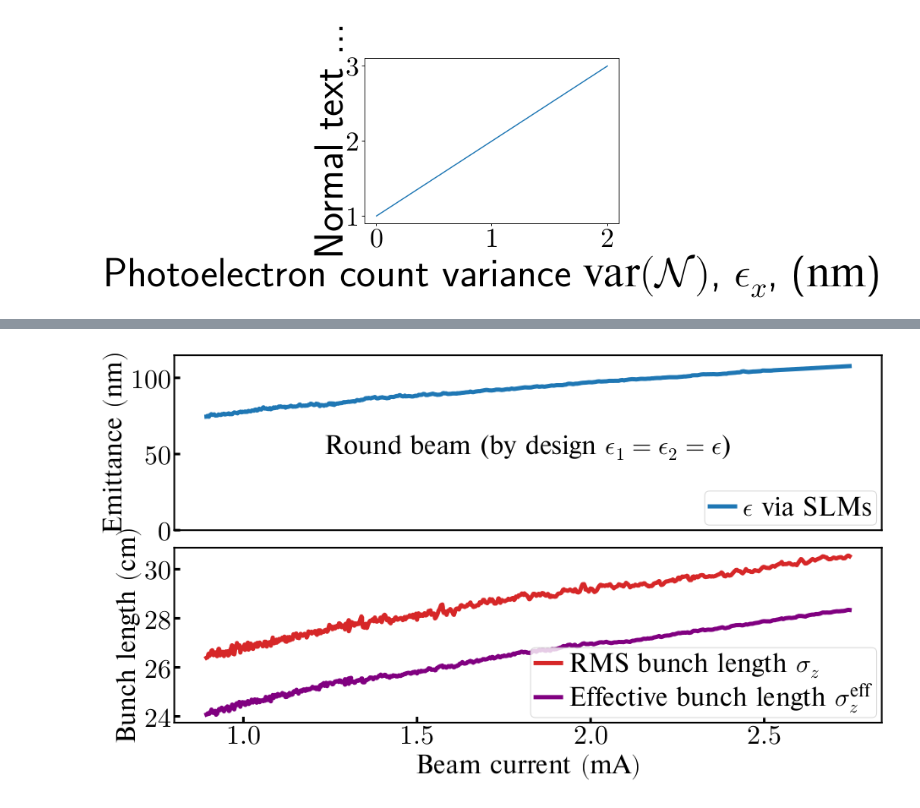
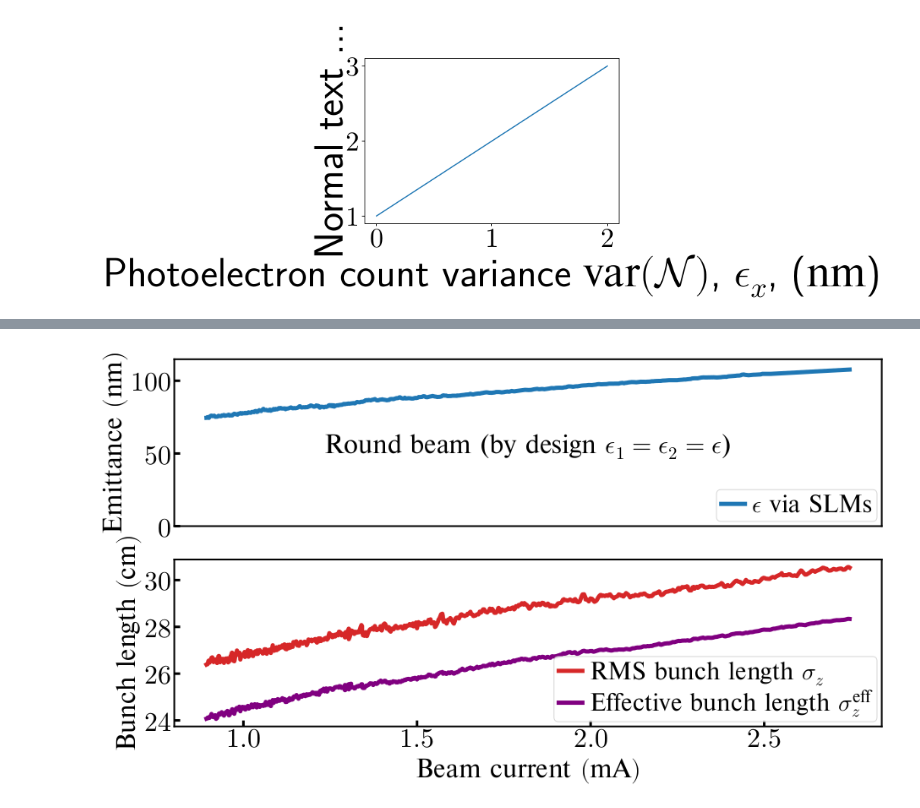
Before and after one commit to IharLobach/fur, a Jupyter notebook: shifts/shift_03_16_2020/round_and_round_long_plots/plot_round.ipynb, the cells around one changed output, grey strips where cells are left out. Saved outputs shown, nothing was run; the diff lists cells and outputs as text; code cells hidden in the pictures.

```diff
--- a/shifts/shift_03_16_2020/round_and_round_long_plots/plot_round.ipynb
+++ b/shifts/shift_03_16_2020/round_and_round_long_plots/plot_round.ipynb
@@ -498,32 +471,32 @@ df = pd.concat([
 photoel = i_to_photoel*(-df['N:IWCMI_recalibrated_to_IWCMI_absolute'])
 axRE.text(0.5, 0.4, r"Round beam (by design $\epsilon_1=\epsilon_2=\epsilon$)", transform=axRE.transAxes, va='bottom', ha='center')
 axRE.plot(photoel/i_to_photoel, 0.5*1000*(df['ex_um']+df['ey_um']), '-', linewidth=5,
           label=r'$\epsilon$ via SLMs')
 # axRE.plot(photoel/i_to_photoel, 1000*df['ey_um'],'-', linewidth=5 ,
 #         label=r'$\epsilon_y$ via SLMs')
 
 
 axRE.set_ylabel(r"Emittance $(\SI{}{nm})$")
 
 axRE.set_ylim(0, 1.05*axRE.get_ylim()[1])
 axRE.legend(loc='lower right')
 axRE.get_xaxis().set_visible(False)
 
 ax2.plot(photoel/i_to_photoel, df['N:IWCMBR'], '-', linewidth=5,
          label=r'RMS bunch length $\sigma_z$', color='tab:red')
 ax2.plot(photoel/i_to_photoel, df['N:IWCMBE'], '-', linewidth=5,
          label=r'Effective bunch length $\sigma_z^{\mathrm{eff}}$',
          color='purple')
 ax2.legend(loc='lower right')
 ax2.set_ylabel("Bunch length $(\SI{}{cm})$")
 ax2.set_yticks(ticks=np.arange(24, 31, 2))
 
 
 ax2.set_xlabel(r"Beam current $(\SI{}{mA})$")
 # ax2.set_ylim(0, 1.05*ax2.get_ylim()[1])
-fig.subplots_adjust(hspace=0.1)
+fig.subplots_adjust(hspace=0.2)
 plt.savefig(path_assistant.get_PRL_images_dir().fi("ex_ey_round_beam.png"),
             dpi=300, bbox_inches='tight')
 plt.show()
 # %% [output]
-[figure, old version]
+[figure, new version]
```
Also changed, not shown: parts of 2 cells of this notebook, 8 other files.
